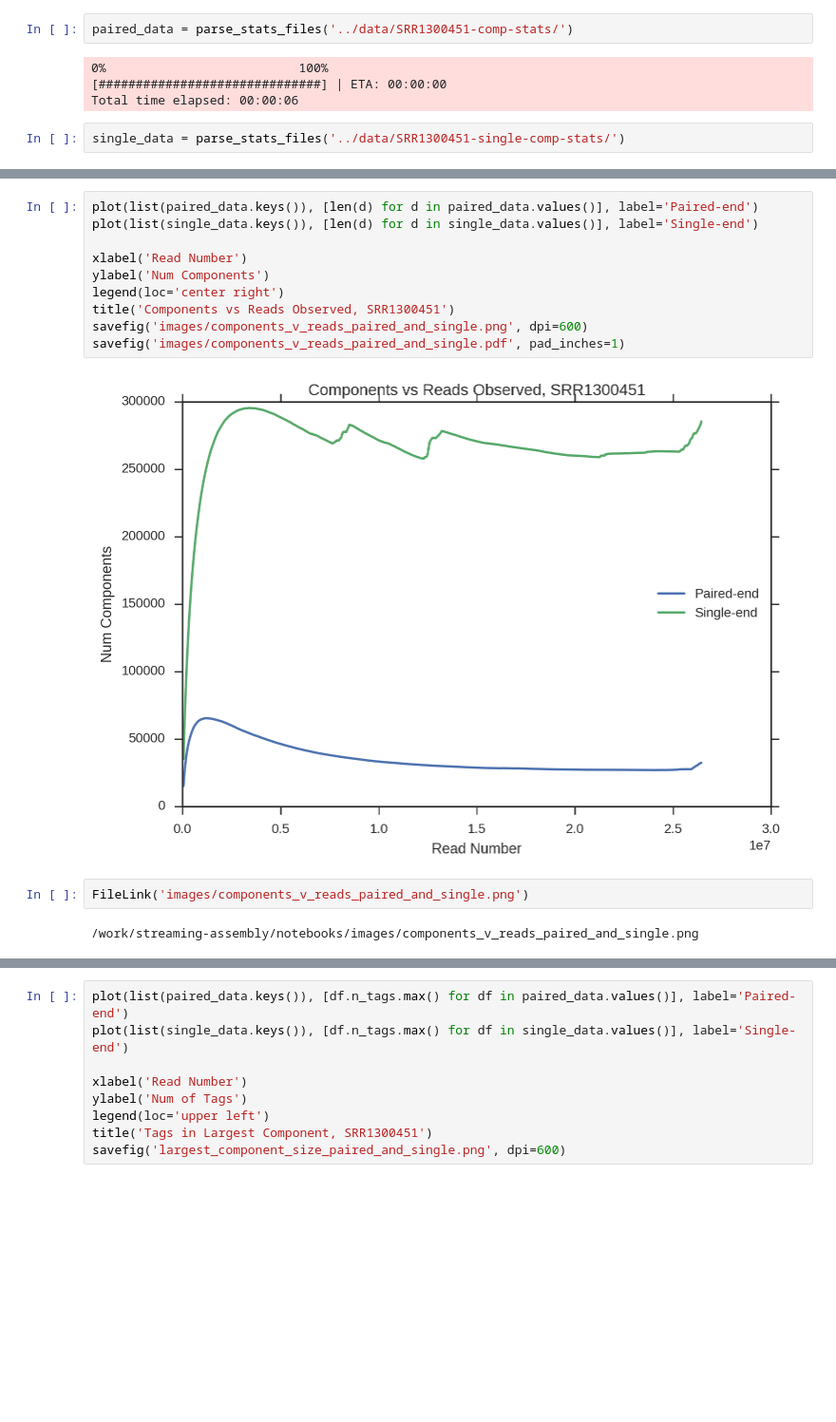
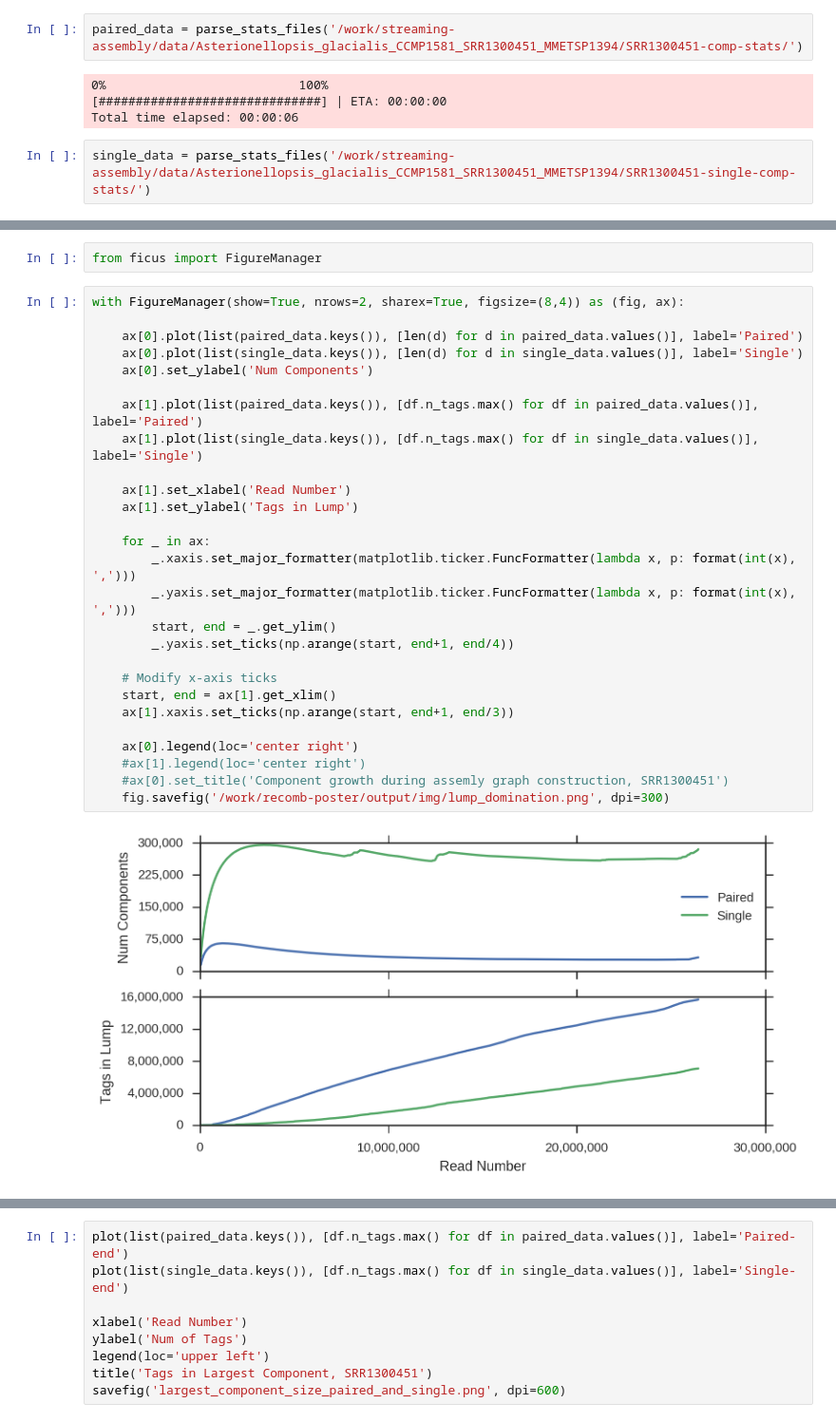
Before and after one commit to camillescott/goetia, a Jupyter notebook: notebooks/StreamingPartitioner.ipynb, the cells around one changed output, grey strips where cells are left out. Shown at 95% size. Cells and saved outputs as stored; diff of their text form; blank space fills up the shorter version.

Commit message:
Some notebooks changes

```diff
--- a/boink/StreamingPartitioner.ipynb
+++ b/notebooks/StreamingPartitioner.ipynb
@@ -144,13 +144,13 @@ asm.assemble(sorted(list(sticky_nodes.keys()))[2])
 # %% [output]
 'AAAAAAAGACAAACTTTTAACCGAG'
 # %%
-paired_data = parse_stats_files('../data/SRR1300451-comp-stats/')
+paired_data = parse_stats_files('/work/streaming-assembly/data/Asterionellopsis_glacialis_CCMP1581_SRR1300451_MMETSP1394/SRR1300451-comp-stats/')
 # %% [output]
 0%                          100%
 [##############################] | ETA: 00:00:00
 Total time elapsed: 00:00:06
 # %%
-single_data = parse_stats_files('../data/SRR1300451-single-comp-stats/')
+single_data = parse_stats_files('/work/streaming-assembly/data/Asterionellopsis_glacialis_CCMP1581_SRR1300451_MMETSP1394/SRR1300451-single-comp-stats/')
 # %% [output]
 0%                          100%
 [##############################] | ETA: 00:00:00
@@ -158,16 +158,31 @@ Total time elapsed: 00:00:53
-# %%
-plot(list(paired_data.keys()), [len(d) for d in paired_data.values()], label='Paired-end')
-plot(list(single_data.keys()), [len(d) for d in single_data.values()], label='Single-end')
-
-xlabel('Read Number')
-ylabel('Num Components')
-legend(loc='center right')
-title('Components vs Reads Observed, SRR1300451')
-savefig('images/components_v_reads_paired_and_single.png', dpi=600)
-savefig('images/components_v_reads_paired_and_single.pdf', pad_inches=1)
-# %% [output]
-[figure, removed]
-# %%
-FileLink('images/components_v_reads_paired_and_single.png')
-# %% [output]
-/work/streaming-assembly/notebooks/images/components_v_reads_paired_and_single.png
+# %%
+from ficus import FigureManager
+# %%
+with FigureManager(show=True, nrows=2, sharex=True, figsize=(8,4)) as (fig, ax):
+
+    ax[0].plot(list(paired_data.keys()), [len(d) for d in paired_data.values()], label='Paired')
+    ax[0].plot(list(single_data.keys()), [len(d) for d in single_data.values()], label='Single')
+    ax[0].set_ylabel('Num Components')
+
+    ax[1].plot(list(paired_data.keys()), [df.n_tags.max() for df in paired_data.values()], label='Paired')
+    ax[1].plot(list(single_data.keys()), [df.n_tags.max() for df in single_data.values()], label='Single')
+
+    ax[1].set_xlabel('Read Number')
+    ax[1].set_ylabel('Tags in Lump')
+
+    for _ in ax:
+        _.xaxis.set_major_formatter(matplotlib.ticker.FuncFormatter(lambda x, p: format(int(x), ',')))
+        _.yaxis.set_major_formatter(matplotlib.ticker.FuncFormatter(lambda x, p: format(int(x), ',')))
+        start, end = _.get_ylim()
+        _.yaxis.set_ticks(np.arange(start, end+1, end/4))
+
+    # Modify x-axis ticks
+    start, end = ax[1].get_xlim()
+    ax[1].xaxis.set_ticks(np.arange(start, end+1, end/3))
+
+    ax[0].legend(loc='center right')
+    #ax[1].legend(loc='center right')
+    #ax[0].set_title('Component growth during assemly graph construction, SRR1300451')
+    fig.savefig('/work/recomb-poster/output/img/lump_domination.png', dpi=300)
+# %% [output]
+[figure, added]
```
Also changed, not shown: parts of 26 cells of this notebook, 3 other files.
